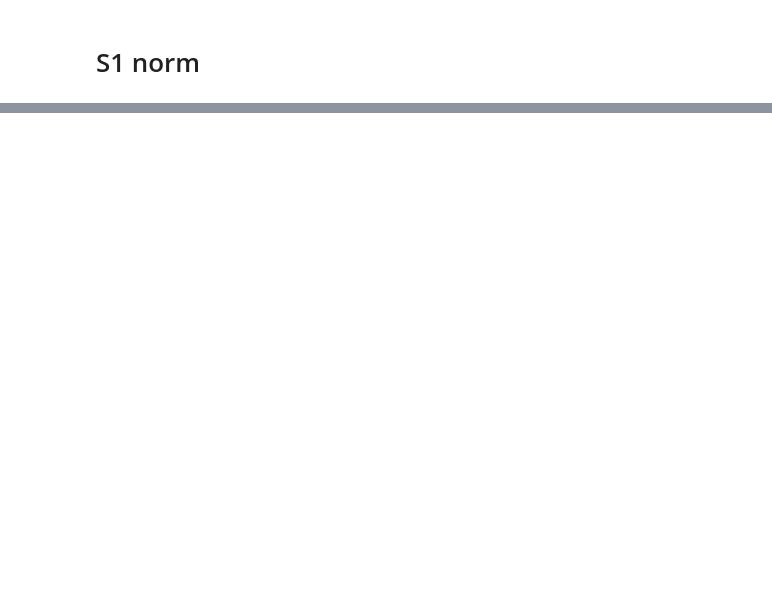
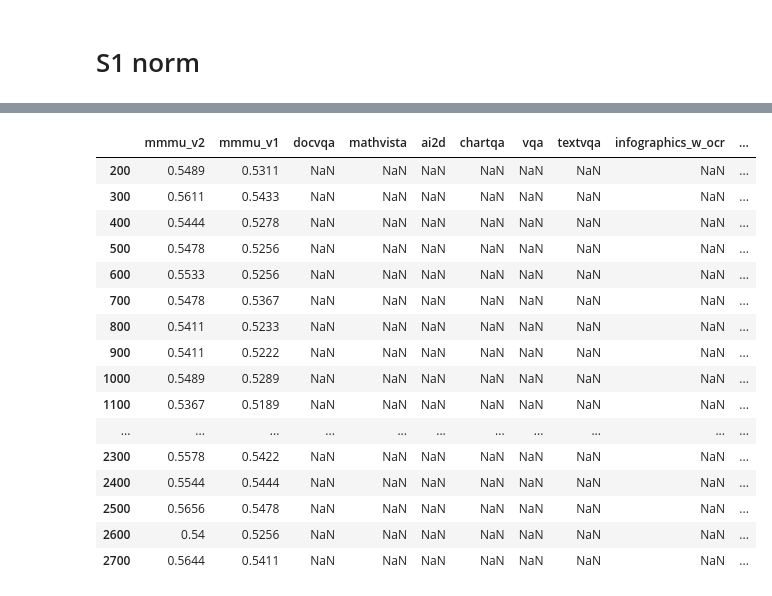
Before and after one commit to harrytranx/experiments, a Jupyter notebook: eval_mm10.ipynb, the cells around one changed output, grey strips where cells are left out. Saved outputs shown, nothing was run; the diff lists cells and outputs as text; code cells hidden in the pictures; blank space fills up the shorter version.

```diff
--- a/eval_mm10.ipynb
+++ b/eval_mm10.ipynb
@@ -117,6 +138,6 @@ ev.get_scores(OUTPUT_S1)
 # %% [markdown]
 # S1 norm
 # %%
-OUTPUT_S1_norm = "/fsx_0/checkpoints/mm10/MM10-Stage1-70B/MH21_70B_224px_norm"
+OUTPUT_S1_norm = "/fsx_0/checkpoints/mm10/MM10-Stage1-70B/MH21_70B_224px_norm_R2"
 # BENCHMARKS = ["mathvista", "vqa"]
 BENCHMARKS = ["mmmu"]
@@ -123,8 +171,9 @@ BENCHMARKS = ["mmmu"]
 # %%
-ev_prod.run_eval_sweep(
+ev_master.run_eval_sweep(
     checkpoint_dir=OUTPUT_S1_norm,
     benchmarks=["mmmu"],
     slurm_qos="midpri",
+    checkpoints=[100],
     update_if_exists=True,
     print_cmd=True
 )
@@ -148,0 +185,9 @@ Will not launch more jobs due to exceeding max_num_jobs=10.
+# %%
+ev_master.run_eval_sweep(
+    checkpoint_dir=OUTPUT_S1_norm,
+    benchmarks=["mmmu"],
+    slurm_qos="midpri",
+    min_checkpoint=1900,
+    update_if_exists=True,
+    print_cmd=True
+)
@@ -148,0 +212,10 @@ Will not launch more jobs due to exceeding max_num_jobs=10.
+# %%
+ev_master.run_eval_sweep(
+    checkpoint_dir=OUTPUT_S1_norm,
+    # benchmarks=["mmmu"],
+    benchmarks=benchmark_non_mmmu,
+    slurm_qos="midpri",
+    checkpoints=[1500],
+    update_if_exists=True,
+    print_cmd=True
+)
@@ -148,0 +235,20 @@ Will not launch more jobs due to exceeding max_num_jobs=10.
+# %%
+ev_master.get_scores(OUTPUT_S1_norm)
+# %% [output]
+|  | mmmu_v2 | mmmu_v1 | docvqa | mathvista | ai2d | chartqa | vqa | textvqa | infographics_w_ocr | ... |
+| 200 | 0.5489 | 0.5311 | NaN | NaN | NaN | NaN | NaN | NaN | NaN | ... |
+| 300 | 0.5611 | 0.5433 | NaN | NaN | NaN | NaN | NaN | NaN | NaN | ... |
+| 400 | 0.5444 | 0.5278 | NaN | NaN | NaN | NaN | NaN | NaN | NaN | ... |
+| 500 | 0.5478 | 0.5256 | NaN | NaN | NaN | NaN | NaN | NaN | NaN | ... |
+| 600 | 0.5533 | 0.5256 | NaN | NaN | NaN | NaN | NaN | NaN | NaN | ... |
+| 700 | 0.5478 | 0.5367 | NaN | NaN | NaN | NaN | NaN | NaN | NaN | ... |
+| 800 | 0.5411 | 0.5233 | NaN | NaN | NaN | NaN | NaN | NaN | NaN | ... |
+| 900 | 0.5411 | 0.5222 | NaN | NaN | NaN | NaN | NaN | NaN | NaN | ... |
+| 1000 | 0.5489 | 0.5289 | NaN | NaN | NaN | NaN | NaN | NaN | NaN | ... |
+| 1100 | 0.5367 | 0.5189 | NaN | NaN | NaN | NaN | NaN | NaN | NaN | ... |
+| ... | ... | ... | ... | ... | ... | ... | ... | ... | ... | ... |
+| 2300 | 0.5578 | 0.5422 | NaN | NaN | NaN | NaN | NaN | NaN | NaN | ... |
+| 2400 | 0.5544 | 0.5444 | NaN | NaN | NaN | NaN | NaN | NaN | NaN | ... |
+| 2500 | 0.5656 | 0.5478 | NaN | NaN | NaN | NaN | NaN | NaN | NaN | ... |
+| 2600 | 0.54 | 0.5256 | NaN | NaN | NaN | NaN | NaN | NaN | NaN | ... |
+| 2700 | 0.5644 | 0.5411 | NaN | NaN | NaN | NaN | NaN | NaN | NaN | ... |
```
Also changed, not shown: parts of 5 cells of this notebook, 5 other files.
